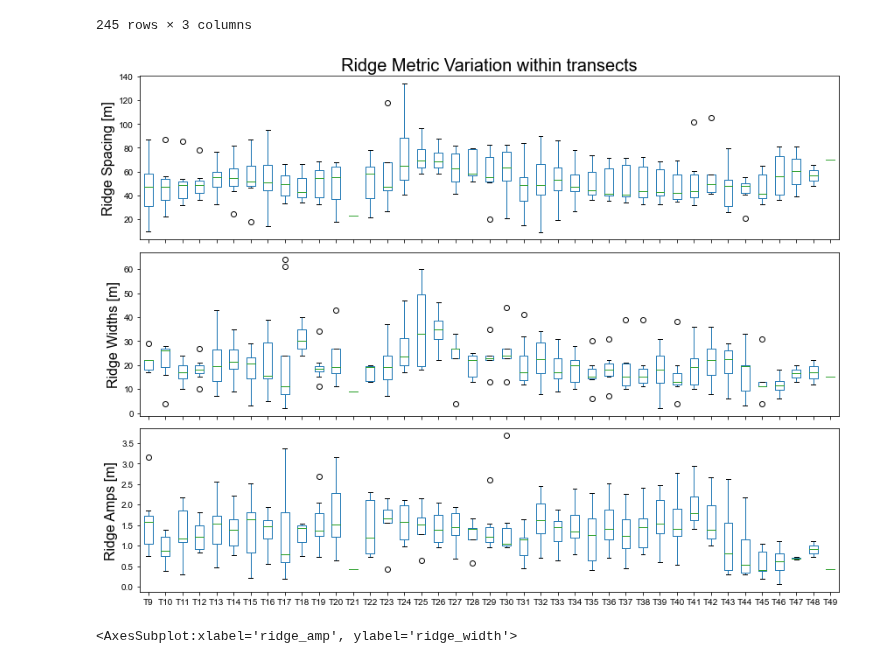
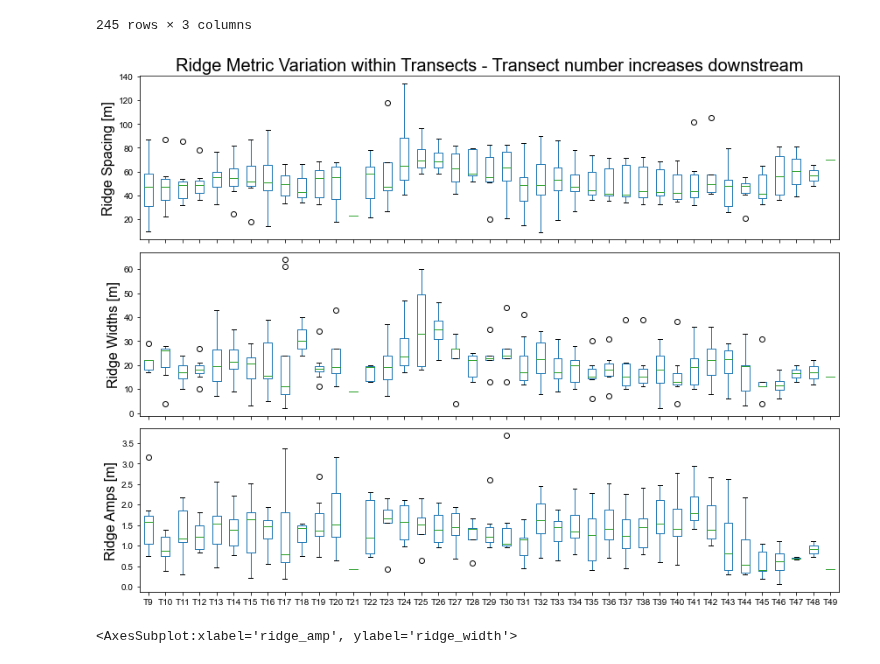
Before and after one commit to tamu-edu/scrollstats, a Jupyter notebook: Figure_BrazosBendsMultiScale.ipynb, the cells around one changed output. Saved outputs shown, nothing was run; the diff lists cells and outputs as text; code cells hidden in the pictures.

```diff
--- a/Figure_BrazosBendsMultiScale.ipynb
+++ b/Figure_BrazosBendsMultiScale.ipynb
@@ -189,33 +189,33 @@ ridge_metrics
 # %%
 ridge_metrics_per_transect = ridge_metrics.unstack(level=0)
 
 amps_per_transect = ridge_metrics_per_transect["ridge_amp"]
 widths_per_transect = ridge_metrics_per_transect["ridge_width"]
 spacing_per_transect = ridge_metrics_per_transect["pre_mig_dist"]
 
 fig, (ax1, ax2, ax3) = plt.subplots(3, 1, figsize=(12, 9))
 
 ax1 = spacing_per_transect.boxplot(ax=ax1, grid=False)
 ax2 = widths_per_transect.boxplot(ax=ax2, grid=False)
 ax3 = amps_per_transect.boxplot(ax=ax3, grid=False)
 
 # Set tick labels
 ax1.set_xticklabels([])
 ax2.set_xticklabels([])
 ax3.set_xticklabels(spacing_per_transect.columns.str.replace("t_0*", "T", regex=True))
 
 # Set y labels
 ax1.set_ylabel("Ridge Spacing [m]", size=16)
 ax2.set_ylabel("Ridge Widths [m]", size=16)
 ax3.set_ylabel("Ridge Amps [m]", size=16)
 
 # ax1.plot([0, 36], [120,120], color="r")
 
-ax1.set_title("Ridge Metric Variation within transects", size=20, horizontalalignment="center")
+ax1.set_title("Ridge Metric Variation within Transects - Transect number increases downstream", size=20, horizontalalignment="center")
 plt.tight_layout()
-# plt.savefig("/Users/avan/FLUD/BrazosScrolls/figures/Boxplot_Transect_Spacing.png", dpi=300)
+plt.savefig(f"RidgeMetrics_Boxplot_Transect_{bend_id}.png", dpi=300)
 # %% [output]
-[figure, old version]
+[figure, new version]
 # %%
 ridge_metrics.plot(x="ridge_amp", y="ridge_width", kind="scatter")
 # %% [output]
```
Also changed, not shown: parts of 9 cells of this notebook.
